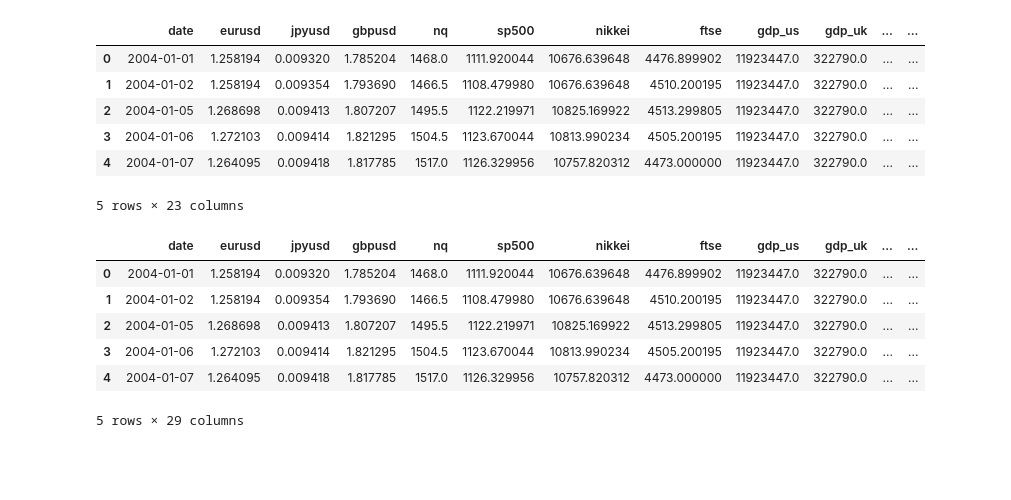
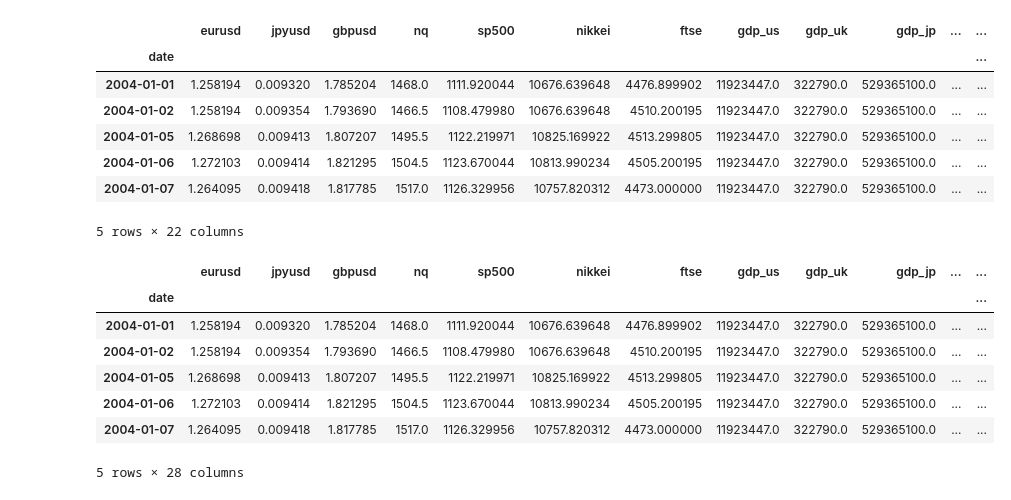
Before and after one commit to ikeryanez/Forecasting_FinancialTS, a Jupyter notebook: notebooks/4-feature_engineering/feature_engineering.ipynb, the cells around one changed output. Cells and saved outputs as stored; diff of their text form; code cells hidden in the pictures; blank space fills up the shorter version.

```diff
--- a/notebooks/4-feature_engineering/feature_engineering.ipynb
+++ b/notebooks/4-feature_engineering/feature_engineering.ipynb
@@ -1,35 +1,37 @@
 # %%
 import pandas as pd
-df = pd.read_csv('../../data/df_clean.csv')
+df = pd.read_csv('../../data/df_clean.csv', index_col='date', parse_dates=True)
 # %%
 df.head()
 # %% [output]
-|  | date | eurusd | jpyusd | gbpusd | nq | sp500 | nikkei | ftse | gdp_us | gdp_uk | ... | ... |
-| 0 | 2004-01-01 | 1.258194 | 0.009320 | 1.785204 | 1468.0 | 1111.920044 | 10676.639648 | 4476.899902 | 11923447.0 | 322790.0 | ... | ... |
-| 1 | 2004-01-02 | 1.258194 | 0.009354 | 1.793690 | 1466.5 | 1108.479980 | 10676.639648 | 4510.200195 | 11923447.0 | 322790.0 | ... | ... |
-| 2 | 2004-01-05 | 1.268698 | 0.009413 | 1.807207 | 1495.5 | 1122.219971 | 10825.169922 | 4513.299805 | 11923447.0 | 322790.0 | ... | ... |
-| 3 | 2004-01-06 | 1.272103 | 0.009414 | 1.821295 | 1504.5 | 1123.670044 | 10813.990234 | 4505.200195 | 11923447.0 | 322790.0 | ... | ... |
-| 4 | 2004-01-07 | 1.264095 | 0.009418 | 1.817785 | 1517.0 | 1126.329956 | 10757.820312 | 4473.000000 | 11923447.0 | 322790.0 | ... | ... |
+|  | eurusd | jpyusd | gbpusd | nq | sp500 | nikkei | ftse | gdp_us | gdp_uk | gdp_jp | ... | ... |
+| date |  |  |  |  |  |  |  |  |  |  |  | ... |
+| 2004-01-01 | 1.258194 | 0.009320 | 1.785204 | 1468.0 | 1111.920044 | 10676.639648 | 4476.899902 | 11923447.0 | 322790.0 | 529365100.0 | ... | ... |
+| 2004-01-02 | 1.258194 | 0.009354 | 1.793690 | 1466.5 | 1108.479980 | 10676.639648 | 4510.200195 | 11923447.0 | 322790.0 | 529365100.0 | ... | ... |
+| 2004-01-05 | 1.268698 | 0.009413 | 1.807207 | 1495.5 | 1122.219971 | 10825.169922 | 4513.299805 | 11923447.0 | 322790.0 | 529365100.0 | ... | ... |
+| 2004-01-06 | 1.272103 | 0.009414 | 1.821295 | 1504.5 | 1123.670044 | 10813.990234 | 4505.200195 | 11923447.0 | 322790.0 | 529365100.0 | ... | ... |
+| 2004-01-07 | 1.264095 | 0.009418 | 1.817785 | 1517.0 | 1126.329956 | 10757.820312 | 4473.000000 | 11923447.0 | 322790.0 | 529365100.0 | ... | ... |
-5 rows × 23 columns
+5 rows × 22 columns
 # %%
 # Calcular la variación (proporción) para cada tipo de cambio
 df['eurusd_pct_change'] = df['eurusd'].pct_change()
 df['jpyusd_pct_change'] = df['jpyusd'].pct_change()
 df['gbpusd_pct_change'] = df['gbpusd'].pct_change()
 
 # Crear las etiquetas de si sube o baja en inglés
-df['eurusd_trend'] = df['eurusd_pct_change'].apply(lambda x: 'up' if x > 0 else 'down')
-df['jpyusd_trend'] = df['jpyusd_pct_change'].apply(lambda x: 'up' if x > 0 else 'down')
-df['gbpusd_trend'] = df['gbpusd_pct_change'].apply(lambda x: 'up' if x > 0 else 'down')
+df['eurusd_trend'] = df['eurusd_pct_change'].apply(lambda x: 1 if x > 0 else 0)
+df['jpyusd_trend'] = df['jpyusd_pct_change'].apply(lambda x: 1 if x > 0 else 0)
+df['gbpusd_trend'] = df['gbpusd_pct_change'].apply(lambda x: 1 if x > 0 else 0)
 
 # Mostrar las primeras filas del DataFrame modificado para verificar los cambios
 df.head()
 # %% [output]
-|  | date | eurusd | jpyusd | gbpusd | nq | sp500 | nikkei | ftse | gdp_us | gdp_uk | ... | ... |
-| 0 | 2004-01-01 | 1.258194 | 0.009320 | 1.785204 | 1468.0 | 1111.920044 | 10676.639648 | 4476.899902 | 11923447.0 | 322790.0 | ... | ... |
-| 1 | 2004-01-02 | 1.258194 | 0.009354 | 1.793690 | 1466.5 | 1108.479980 | 10676.639648 | 4510.200195 | 11923447.0 | 322790.0 | ... | ... |
-| 2 | 2004-01-05 | 1.268698 | 0.009413 | 1.807207 | 1495.5 | 1122.219971 | 10825.169922 | 4513.299805 | 11923447.0 | 322790.0 | ... | ... |
-| 3 | 2004-01-06 | 1.272103 | 0.009414 | 1.821295 | 1504.5 | 1123.670044 | 10813.990234 | 4505.200195 | 11923447.0 | 322790.0 | ... | ... |
-| 4 | 2004-01-07 | 1.264095 | 0.009418 | 1.817785 | 1517.0 | 1126.329956 | 10757.820312 | 4473.000000 | 11923447.0 | 322790.0 | ... | ... |
+|  | eurusd | jpyusd | gbpusd | nq | sp500 | nikkei | ftse | gdp_us | gdp_uk | gdp_jp | ... | ... |
+| date |  |  |  |  |  |  |  |  |  |  |  | ... |
+| 2004-01-01 | 1.258194 | 0.009320 | 1.785204 | 1468.0 | 1111.920044 | 10676.639648 | 4476.899902 | 11923447.0 | 322790.0 | 529365100.0 | ... | ... |
+| 2004-01-02 | 1.258194 | 0.009354 | 1.793690 | 1466.5 | 1108.479980 | 10676.639648 | 4510.200195 | 11923447.0 | 322790.0 | 529365100.0 | ... | ... |
+| 2004-01-05 | 1.268698 | 0.009413 | 1.807207 | 1495.5 | 1122.219971 | 10825.169922 | 4513.299805 | 11923447.0 | 322790.0 | 529365100.0 | ... | ... |
+| 2004-01-06 | 1.272103 | 0.009414 | 1.821295 | 1504.5 | 1123.670044 | 10813.990234 | 4505.200195 | 11923447.0 | 322790.0 | 529365100.0 | ... | ... |
+| 2004-01-07 | 1.264095 | 0.009418 | 1.817785 | 1517.0 | 1126.329956 | 10757.820312 | 4473.000000 | 11923447.0 | 322790.0 | 529365100.0 | ... | ... |
-5 rows × 29 columns
+5 rows × 28 columns
 # %%
```
Also changed, not shown: parts of 3 cells of this notebook, 1 other file.
